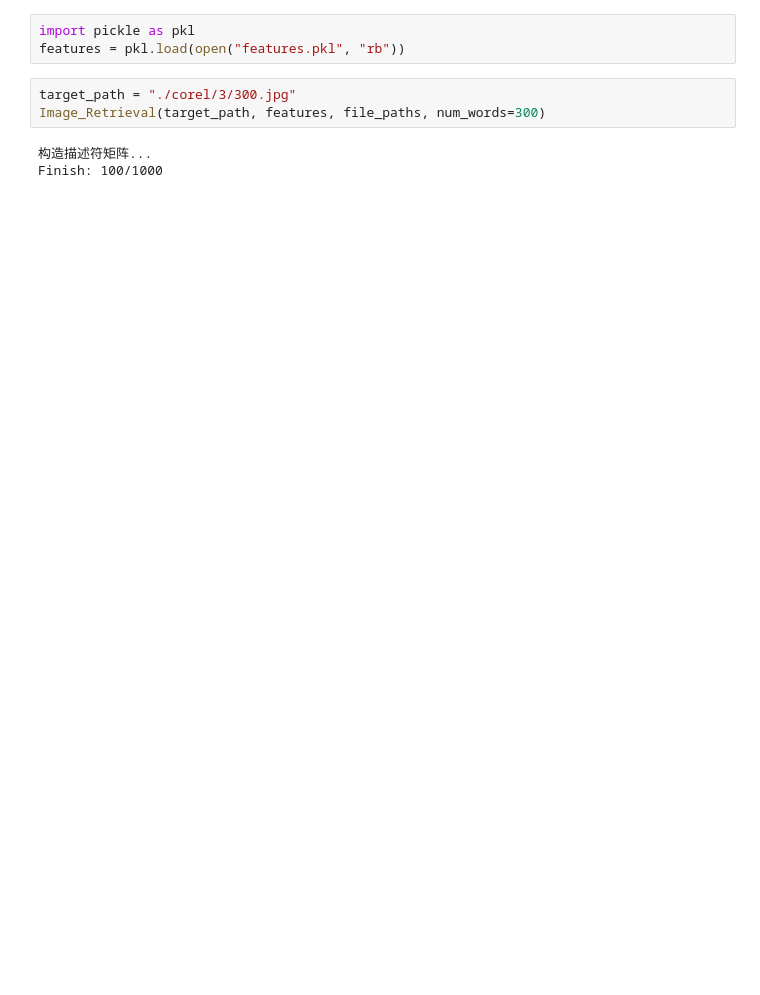
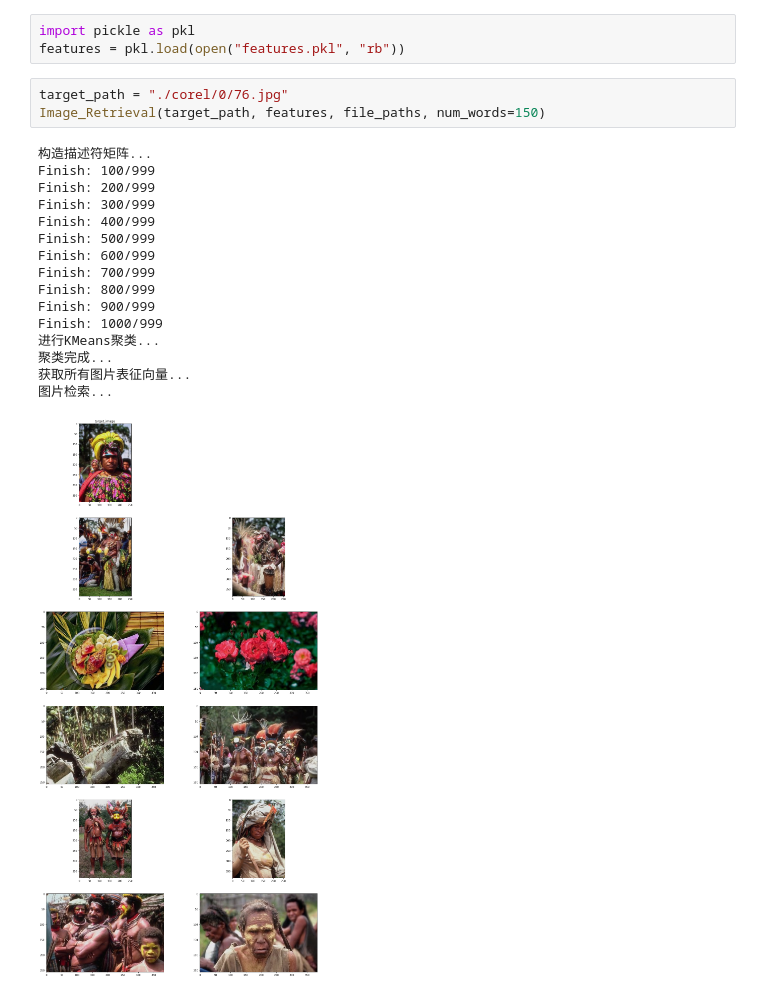
Before and after one commit to HJHGJGHHG/Multimedia-Experiment, a Jupyter notebook: EXP3/bof.ipynb, the cells around one changed output. Cells and saved outputs as stored; diff of their text form; blank space fills up the shorter version.

```diff
--- a/EXP3/bof.ipynb
+++ b/EXP3/bof.ipynb
@@ -28,8 +30,22 @@ pkl.dump(features, open("features.pkl", "wb"))
 import pickle as pkl
 features = pkl.load(open("features.pkl", "rb"))
 # %%
-target_path = "./corel/3/300.jpg"
-Image_Retrieval(target_path, features, file_paths, num_words=300)
+target_path = "./corel/0/76.jpg"
+Image_Retrieval(target_path, features, file_paths, num_words=150)
 # %% [output]
 构造描述符矩阵...
-Finish: 100/1000
+Finish: 100/999
+Finish: 200/999
+Finish: 300/999
+Finish: 400/999
+Finish: 500/999
+Finish: 600/999
+Finish: 700/999
+Finish: 800/999
+Finish: 900/999
+Finish: 1000/999
+进行KMeans聚类...
+聚类完成...
+获取所有图片表征向量...
+图片检索...
+[figure, added]
```
Also changed, not shown: parts of 1 cell of this notebook, 2 other files.
